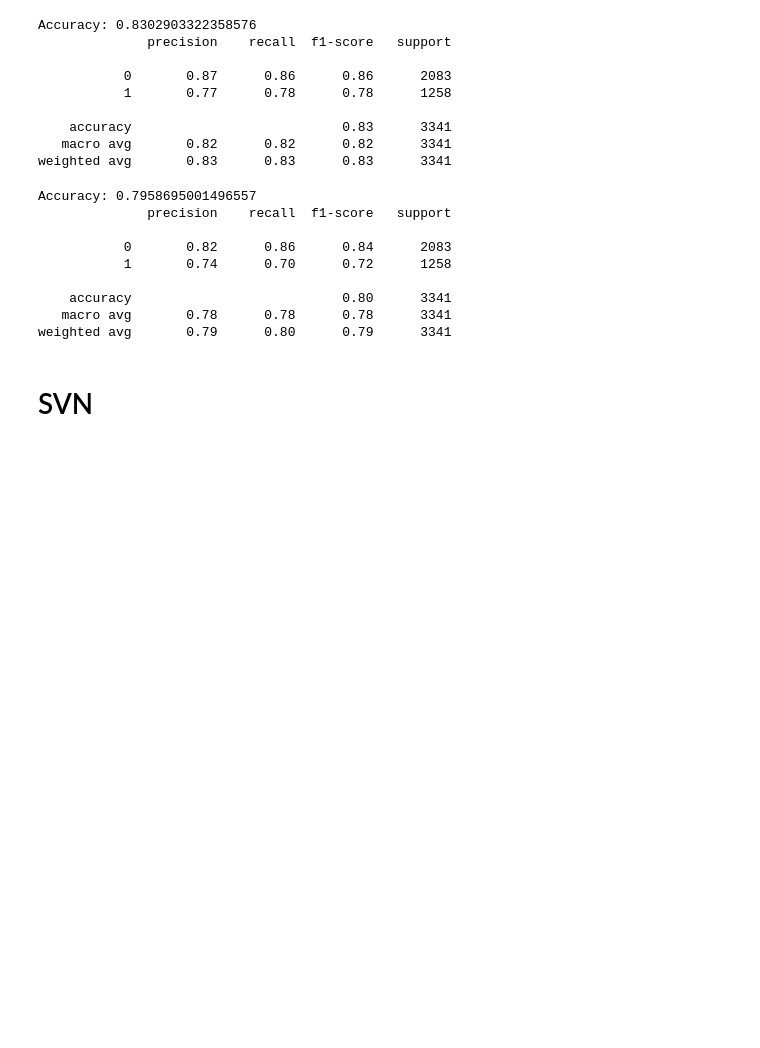
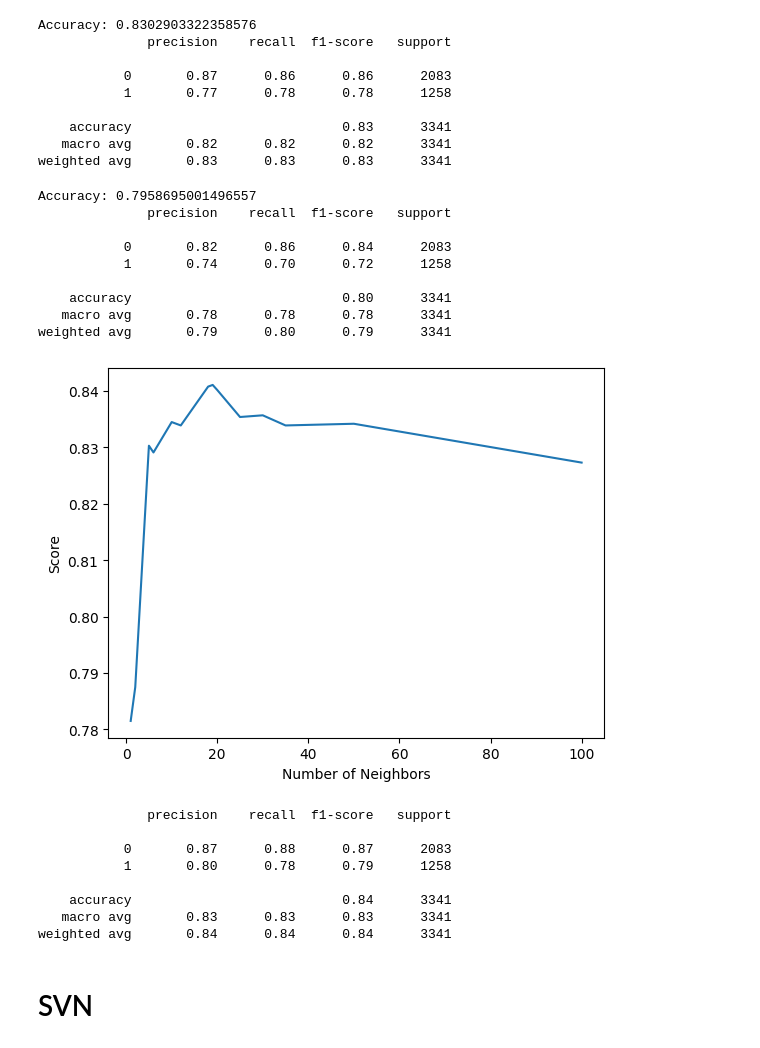
Before and after one commit to timsexperiments/real_estate_analysis, a Jupyter notebook: realestate.ipynb, the cells around one changed output. Saved outputs shown, nothing was run; the diff lists cells and outputs as text; code cells hidden in the pictures; blank space fills up the shorter version.

Commit message:
Add analysis on adding and removing neighbors

```diff
--- a/realestate.ipynb
+++ b/realestate.ipynb
@@ -1296,5 +1314,48 @@ Accuracy: 0.7958695001496557
     accuracy                           0.80      3341
    macro avg       0.78      0.78      0.78      3341
 weighted avg       0.79      0.80      0.79      3341
+# %%
+import matplotlib.pyplot as plt
+
+# With the best performing train and test let's see how different number of neighbors affects the results
+
+X_train, X_test, y_train, y_test = train_test(less_dimensions)
+
+scaler = StandardScaler()
+X_train_scaled = scaler.fit_transform(X_train)
+X_test_scaled = scaler.transform(X_test)
+
+neighbor_values = [1, 2, 5, 6, 10, 12, 18, 19, 20, 25, 30, 35, 50, 100]
+
+best_accuracy_score = -99999
+best_accuracy_report = None
+accuracy_scores = []
+for nun_neighbors in neighbor_values:
+    knn = KNeighborsClassifier(n_neighbors=nun_neighbors)
+
+    knn.fit(X_train_scaled, y_train)
+    y_pred = knn.predict(X_test_scaled)
+    accuracy = accuracy_score(y_test, y_pred)
+    accuracy_scores.append(accuracy)
+    if accuracy > best_accuracy_score:
+        best_accuracy_score = accuracy
+        best_accuracy_report = classification_report(y_test, y_pred)
+
+plt.plot(neighbor_values, accuracy_scores)
+plt.xlabel("Number of Neighbors")
+plt.ylabel("Score")
+plt.show()
+
+print(best_accuracy_report)
+# %% [output]
+[figure, added]
+              precision    recall  f1-score   support
+
+           0       0.87      0.88      0.87      2083
+           1       0.80      0.78      0.79      1258
+
+    accuracy                           0.84      3341
+   macro avg       0.83      0.83      0.83      3341
+weighted avg       0.84      0.84      0.84      3341
 # %% [markdown]
 # SVN
```
Also changed, not shown: parts of 3 cells of this notebook.
